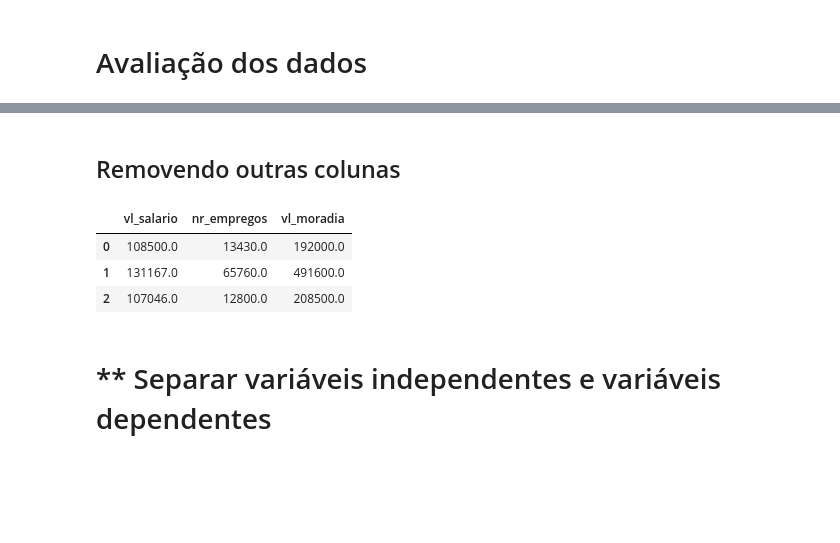
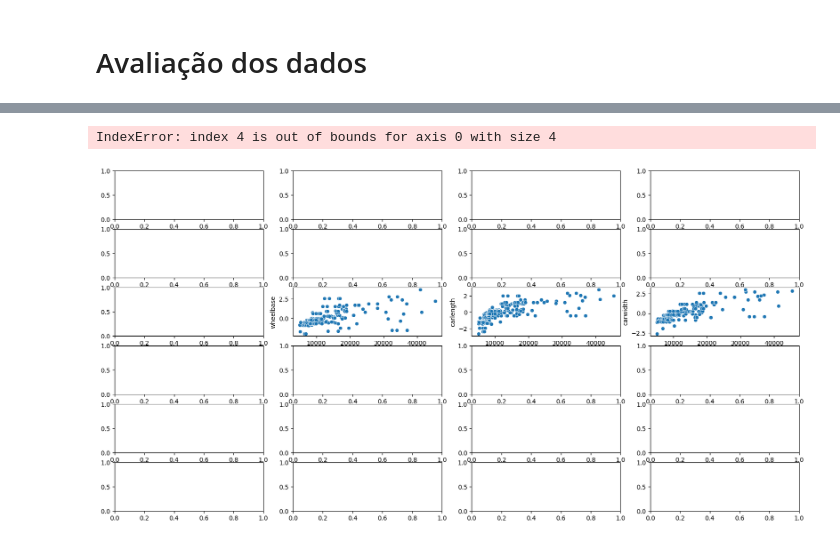
Before and after one commit to maria2122/Regressao_Multipla_em_Python, a Jupyter notebook: static/dados/coleta.ipynb, the cells around one changed output, grey strips where cells are left out. Drawn from its saved outputs; the diff is of its cells as text; code cells hidden in the pictures; blank space fills up the shorter version.

```diff
--- a/static/dados/coleta.ipynb
+++ b/static/dados/coleta.ipynb
@@ -200,12 +250,35 @@ sns.scatterplot(x='vl_salario',y='vl_poder_compra',data = df_final,ax=ax[1][1]);
-# %% [markdown]
-## Removendo outras colunas
-# %%
-df_final = df_final.drop(['vl_custo_vida', 'vl_aluguel', 'vl_poder_compra'], axis=1)
-df_final.head(3)
-# %% [output]
-|  | vl_salario | nr_empregos | vl_moradia |
-| 0 | 108500.0 | 13430.0 | 192000.0 |
-| 1 | 131167.0 | 65760.0 | 491600.0 |
-| 2 | 107046.0 | 12800.0 | 208500.0 |
-# %% [markdown]
-# ** Separar variáveis independentes e variáveis dependentes
+# %%
+#Dispersão entre as variáveis
+fig,ax = plt.subplots(6,4, figsize=(20,10));
+# sns.scatterplot(x='price', y='Symboling'        ,data = df,ax=ax[0][1]);
+# sns.scatterplot(x='price', y='carCompany'       ,data = df,ax=ax[0][2]);
+# sns.scatterplot(x='price', y='fueltype'         ,data = df,ax=ax[0][3]);
+# sns.scatterplot(x='price', y='aspiration'       ,data = df,ax=ax[0][4]);
+
+# sns.scatterplot(x='price', y='doornumber'       ,data = df,ax=ax[1][1]);
+# sns.scatterplot(x='price', y='carbody'          ,data = df,ax=ax[1][2]);
+# sns.scatterplot(x='price', y='drivewheel'       ,data = df,ax=ax[1][3]);
+# sns.scatterplot(x='price', y='enginelocation'   ,data = df,ax=ax[1][4]);
+
+sns.scatterplot(x='price', y='wheelbase'        ,data = df,ax=ax[2][1]);
+sns.scatterplot(x='price', y='carlength'        ,data = df,ax=ax[2][2]);
+sns.scatterplot(x='price', y='carwidth'         ,data = df,ax=ax[2][3]);
+sns.scatterplot(x='price', y='carheight'        ,data = df,ax=ax[2][4]);
+
+sns.scatterplot(x='price', y='curbweight'       ,data = df,ax=ax[3][1]);
+sns.scatterplot(x='price', y='enginetype'       ,data = df,ax=ax[3][2]);
+sns.scatterplot(x='price', y='cylindernumber'   ,data = df,ax=ax[3][3]);
+sns.scatterplot(x='price', y='enginesize'       ,data = df,ax=ax[3][4]);
+
+sns.scatterplot(x='price', y='fuelsystem'       ,data = df,ax=ax[4][1]);
+sns.scatterplot(x='price', y='boreratio'        ,data = df,ax=ax[4][2]);
+sns.scatterplot(x='price', y='stroke'           ,data = df,ax=ax[4][3]);
+sns.scatterplot(x='price', y='compressionratio' ,data = df,ax=ax[4][4]);
+
+sns.scatterplot(x='price', y='horsepower'       ,data = df,ax=ax[5][1]);
+sns.scatterplot(x='price', y='peakrpm'          ,data = df,ax=ax[5][2]);
+sns.scatterplot(x='price', y='citympg'          ,data = df,ax=ax[5][3]);
+sns.scatterplot(x='price', y='highwaympg'       ,data = df,ax=ax[5][4]);
+# %% [output]
+IndexError: index 4 is out of bounds for axis 0 with size 4
+[figure, added]
```
Also changed, not shown: parts of 40 cells of this notebook, 4 other files.
